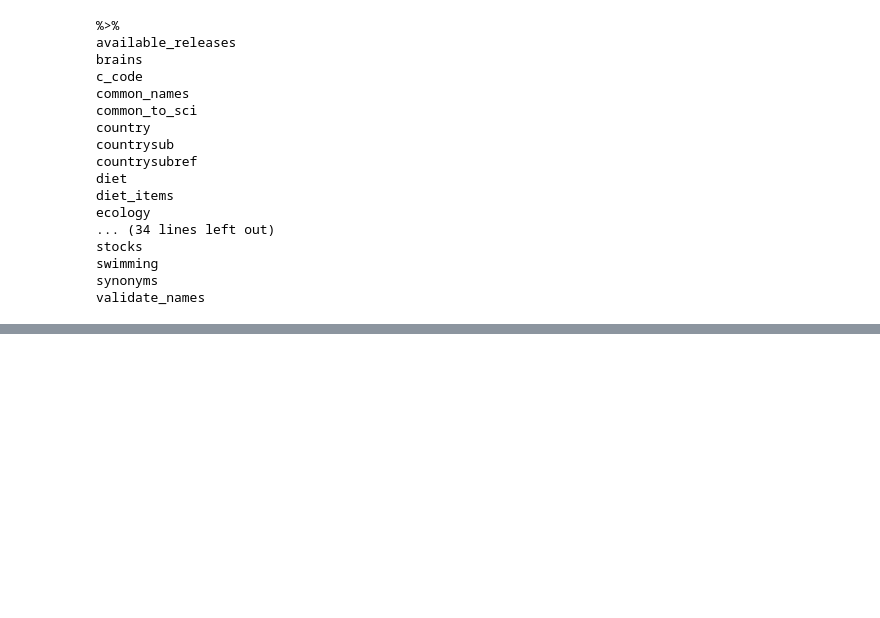
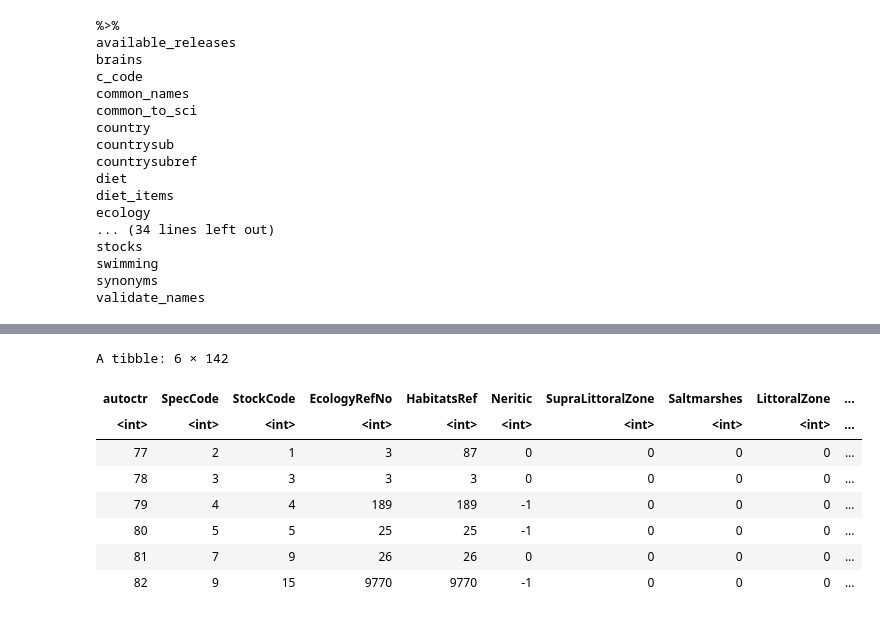
Before and after one commit to nhardemandata/fish-species-project, a Jupyter notebook: r_scripts/r_data_collection.ipynb, the cells around one changed output, grey strips where cells are left out. Drawn from its saved outputs; the diff is of its cells as text; code cells hidden in the pictures; blank space fills up the shorter version.

```diff
--- a/r_scripts/r_data_collection.ipynb
+++ b/r_scripts/r_data_collection.ipynb
@@ -45,0 +69,12 @@ A tibble: 6 × 101
+# %%
+head(ecology_data)
+# %% [output]
+A tibble: 6 × 142
+| autoctr | SpecCode | StockCode | EcologyRefNo | HabitatsRef | Neritic | SupraLittoralZone | Saltmarshes | LittoralZone | ... |
+| <int> | <int> | <int> | <int> | <int> | <int> | <int> | <int> | <int> | ... |
+| 77 | 2 | 1 | 3 | 87 | 0 | 0 | 0 | 0 | ... |
+| 78 | 3 | 3 | 3 | 3 | 0 | 0 | 0 | 0 | ... |
+| 79 | 4 | 4 | 189 | 189 | -1 | 0 | 0 | 0 | ... |
+| 80 | 5 | 5 | 25 | 25 | -1 | 0 | 0 | 0 | ... |
+| 81 | 7 | 9 | 26 | 26 | 0 | 0 | 0 | 0 | ... |
+| 82 | 9 | 15 | 9770 | 9770 | -1 | 0 | 0 | 0 | ... |
```
Also changed, not shown: parts of 11 cells of this notebook.
